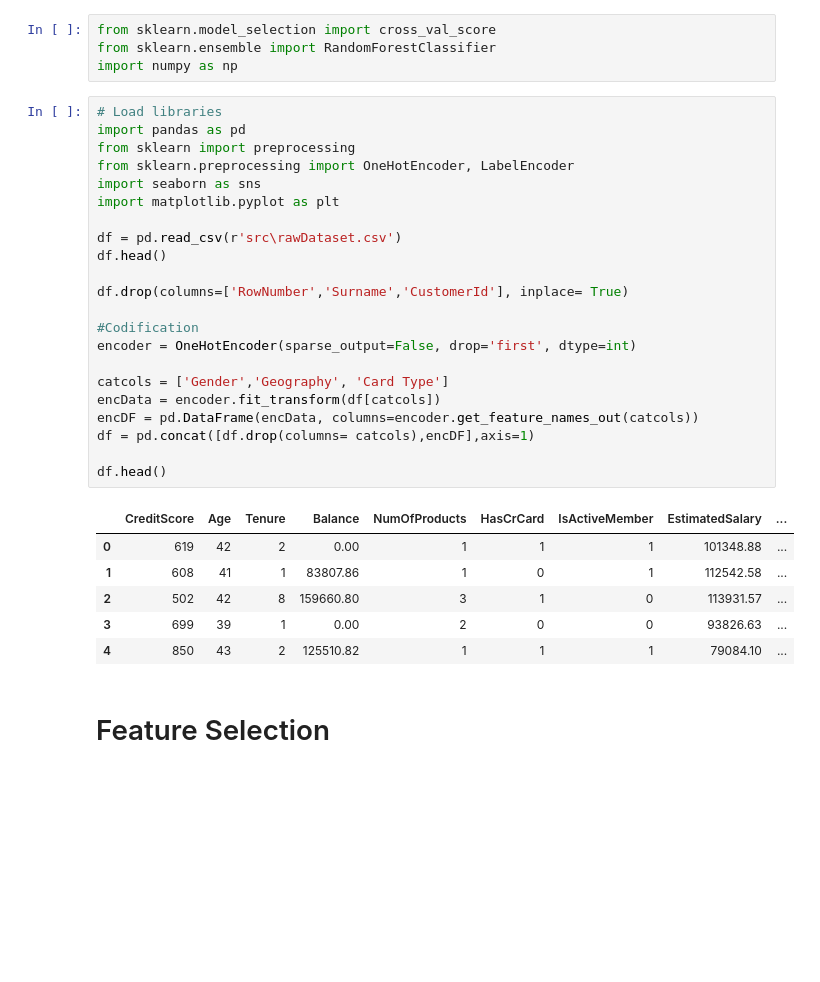
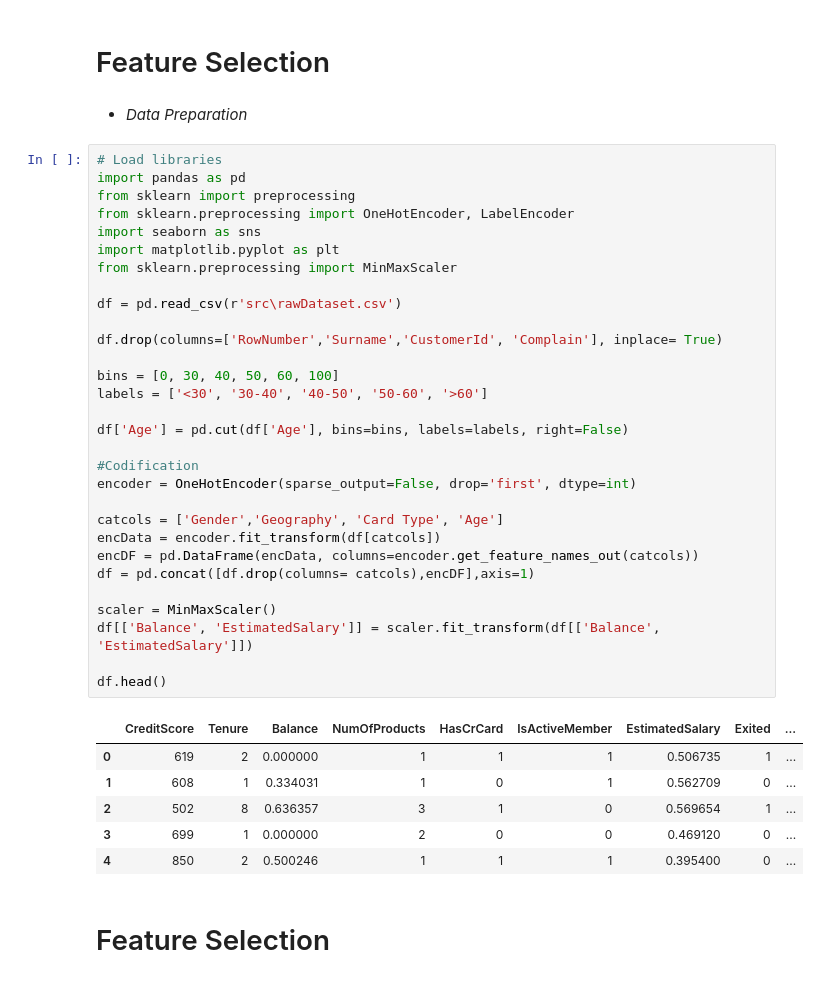
Before and after one commit to MateoPerezSuarez/Bank-Churn-Project, a Jupyter notebook: featureSelection.ipynb, the cells around one changed output. Cells and saved outputs as stored; diff of their text form; blank space fills up the shorter version.

Commit message:
Feature Selection

```diff
--- a/featureSelection.ipynb
+++ b/featureSelection.ipynb
@@ -1,36 +1,44 @@
-# %%
-from sklearn.model_selection import cross_val_score
-from sklearn.ensemble import RandomForestClassifier
-import numpy as np
+# %% [markdown]
+# Feature Selection
+# %% [markdown]
+- *Data Preparation*
 # %%
 # Load libraries
 import pandas as pd
 from sklearn import preprocessing
 from sklearn.preprocessing import OneHotEncoder, LabelEncoder
 import seaborn as sns
 import matplotlib.pyplot as plt
+from sklearn.preprocessing import MinMaxScaler
 
 df = pd.read_csv(r'src\rawDataset.csv')
-df.head()
 
-df.drop(columns=['RowNumber','Surname','CustomerId'], inplace= True)
+df.drop(columns=['RowNumber','Surname','CustomerId', 'Complain'], inplace= True)
+
+bins = [0, 30, 40, 50, 60, 100]
+labels = ['<30', '30-40', '40-50', '50-60', '>60']
+
+df['Age'] = pd.cut(df['Age'], bins=bins, labels=labels, right=False)
 
 #Codification
 encoder = OneHotEncoder(sparse_output=False, drop='first', dtype=int)
 
-catcols = ['Gender','Geography', 'Card Type']
+catcols = ['Gender','Geography', 'Card Type', 'Age']
 encData = encoder.fit_transform(df[catcols])
 encDF = pd.DataFrame(encData, columns=encoder.get_feature_names_out(catcols))
 df = pd.concat([df.drop(columns= catcols),encDF],axis=1)
 
+scaler = MinMaxScaler()
+df[['Balance', 'EstimatedSalary']] = scaler.fit_transform(df[['Balance', 'EstimatedSalary']])
+
 df.head()
 # %% [output]
-|  | CreditScore | Age | Tenure | Balance | NumOfProducts | HasCrCard | IsActiveMember | EstimatedSalary | ... |
-| 0 | 619 | 42 | 2 | 0.00 | 1 | 1 | 1 | 101348.88 | ... |
-| 1 | 608 | 41 | 1 | 83807.86 | 1 | 0 | 1 | 112542.58 | ... |
-| 2 | 502 | 42 | 8 | 159660.80 | 3 | 1 | 0 | 113931.57 | ... |
-| 3 | 699 | 39 | 1 | 0.00 | 2 | 0 | 0 | 93826.63 | ... |
-| 4 | 850 | 43 | 2 | 125510.82 | 1 | 1 | 1 | 79084.10 | ... |
+|  | CreditScore | Tenure | Balance | NumOfProducts | HasCrCard | IsActiveMember | EstimatedSalary | Exited | ... |
+| 0 | 619 | 2 | 0.000000 | 1 | 1 | 1 | 0.506735 | 1 | ... |
+| 1 | 608 | 1 | 0.334031 | 1 | 0 | 1 | 0.562709 | 0 | ... |
+| 2 | 502 | 8 | 0.636357 | 3 | 1 | 0 | 0.569654 | 1 | ... |
+| 3 | 699 | 1 | 0.000000 | 2 | 0 | 0 | 0.469120 | 0 | ... |
+| 4 | 850 | 2 | 0.500246 | 1 | 1 | 1 | 0.395400 | 0 | ... |
 # %% [markdown]
 # Feature Selection
 # %% [markdown]
```
Also changed, not shown: parts of 12 cells of this notebook, 2 other files.
